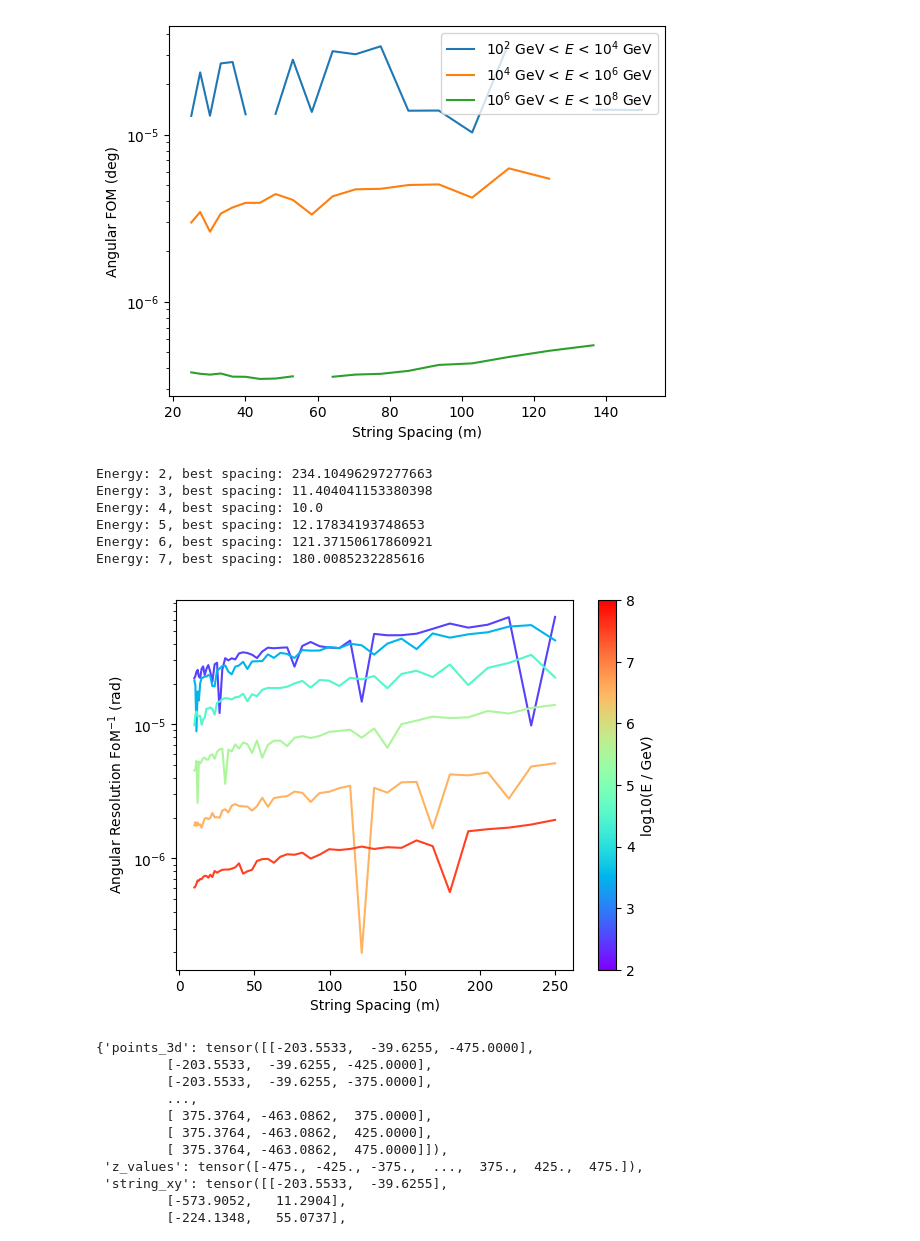
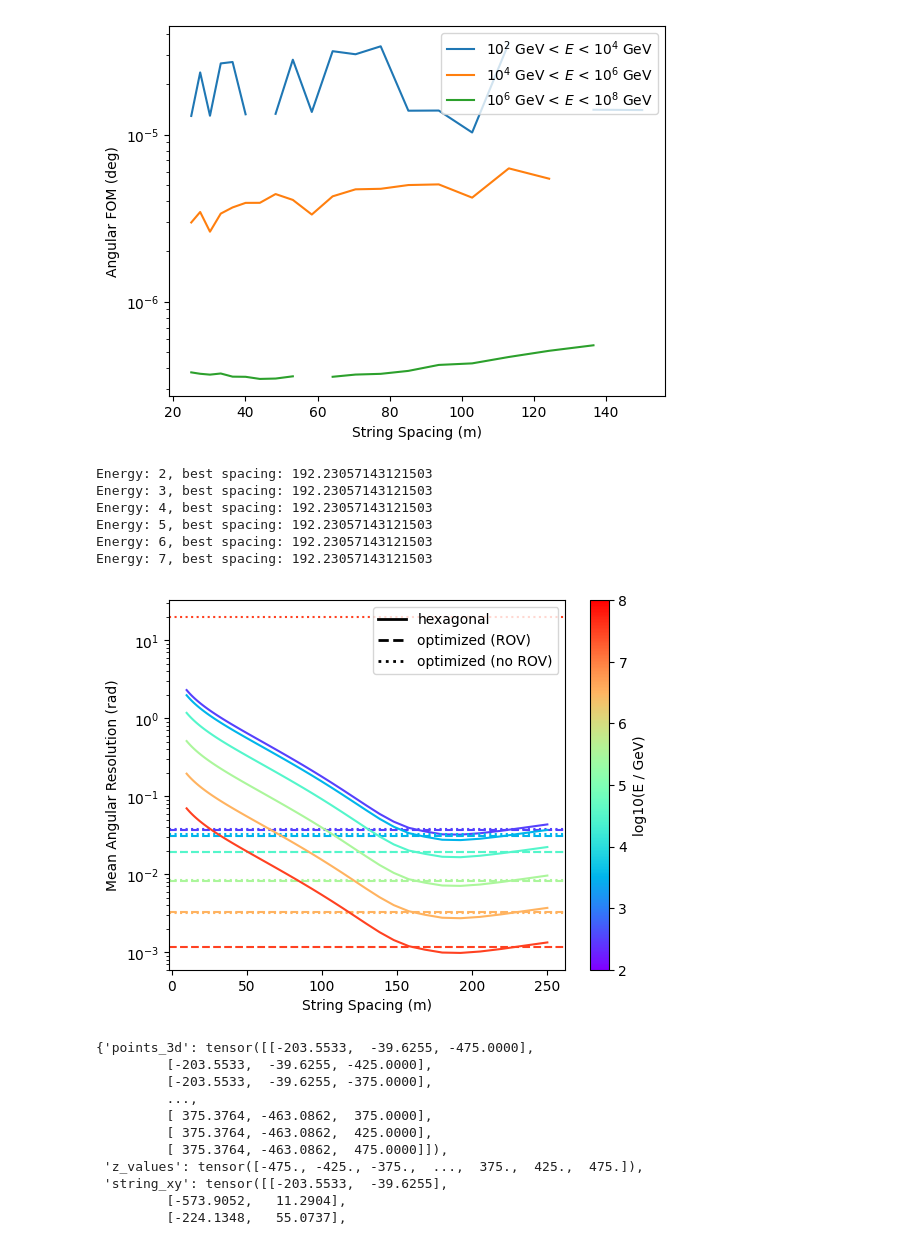
Before and after one commit to kristiantcho/nugget, a Jupyter notebook: nugget/examples/poisson_tests.ipynb, the cells around one changed output. Drawn from its saved outputs; the diff is of its cells as text; code cells hidden in the pictures.

```diff
--- a/nugget/examples/poisson_tests.ipynb
+++ b/nugget/examples/poisson_tests.ipynb
@@ -194,8 +194,10 @@ plt.legend()
 num_strings = 61
 event_type = 'track'
 param_type = 'angular' # energy or angular
-angular_loss_dicts = pickle.load(open(f"pois_tests/pois_{num_strings}_{event_type}_{param_type}_loss_dicts_energies.pkl", "rb"))
+zenith_lim = 'vertical'
+angular_loss_dicts = pickle.load(open(f"pois_tests/pois_{num_strings}_{event_type}_{zenith_lim+'_' if zenith_lim else ''}{param_type}_loss_dicts_energies.pkl", "rb"))
 # %%
+device='cuda:1'
 angular_resolution_loss = nugget.losses.fisher_info.WeightedResolutionLoss(
         device=device,
         resolution_type='angular',
@@ -245,22 +247,22 @@ loss_params = {
 spacing_min = 10
 spacing_max = 250
 spacing_count = 50
-show_optimized_geometries = False
-metric = 'fom'
+show_optimized_geometries = True
+metric = 'mean'
 # selection_limits = {'zenith': 'vertical'}
 energy_norm = plt.Normalize(vmin=2, vmax=8)
 energy_cmap = cm.rainbow
 for energy in range(2,8):
     angular_foms = []
     color = energy_cmap(energy_norm(energy+0.5))
-    signal_events = nugget.utils.data_tools.load_signal_events_parquet(f"pois_tests/pois_space_{num_strings}_{event_type}_signal_events_e{energy}-e{energy+1}.parquet")
+    signal_events = nugget.utils.data_tools.load_signal_events_parquet(f"pois_tests/pois_space_{num_strings}_{event_type}_{zenith_lim+'_' if zenith_lim else ''}signal_events_e{energy}-e{energy+1}.parquet")
     # selection_inds = nugget.utils.data_tools.select_event_indices(
     # events=signal_events,
     # limits=selection_limits)
     # for angular_loss_dict in angular_loss_dicts[f'{energy}-{energy+1}' if energy < 6 else f'{energy}-{energy+2}']:
     if show_optimized_geometries:
-        geom_dict_rov = pickle.load(open(f"res_test/opt_geoms/opt_geoms_dyn_{num_strings}_inf_r600_50_poisson_rov_{event_type}_{'angle' if param_type == 'angular' else 'energy'}_mean/geom_e{energy}_e{energy+1}.pkl", "rb"))
-        geom_dict_no_rov = pickle.load(open(f"res_test/opt_geoms/opt_geoms_dyn_{num_strings}_inf_r600_50_poisson_no_rov_{event_type}_{'angle' if param_type == 'angular' else 'energy'}_mean/geom_e{energy}_e{energy+1}.pkl", "rb"))
+        geom_dict_rov = pickle.load(open(f"res_test/opt_geoms/opt_geoms_dyn_{num_strings}_inf_r600_50_poisson_rov_{event_type}_{'angle' if param_type == 'angular' else 'energy'}_mean{'' if zenith_lim is None else '_'+zenith_lim}/geom_e{energy}_e{energy+1}.pkl", "rb"))
+        geom_dict_no_rov = pickle.load(open(f"res_test/opt_geoms/opt_geoms_dyn_{num_strings}_inf_r600_50_poisson_no_rov_{event_type}_{'angle' if param_type == 'angular' else 'energy'}_mean{'' if zenith_lim is None else '_'+zenith_lim}/geom_e{energy}_e{energy+1}.pkl", "rb"))
     for angular_loss_dict in angular_loss_dicts[f'{energy}-{energy+1}']:
         # angular_foms.append(angular_loss_dict['angular_resolution_loss'])
         if metric == 'mean':
@@ -295,40 +297,41 @@ for energy in range(2,8):
             plt.axhline(loss_dict_rov['angular_resolution_loss'].cpu().item(), linestyle='--', color=color)
             plt.axhline(loss_dict_no_rov['angular_resolution_loss'].cpu().item(), linestyle=':', color=color)
     angular_foms = torch.stack(angular_foms).squeeze().cpu().numpy()
     # plt.plot(np.logspace(np.log10(spacing_min), np.log10(spacing_max), spacing_count)[:len(angular_foms)], angular_foms, label=fr"10$^{{{energy}}}$ GeV < $E$ < $10$^{{{energy+1 if energy < 6 else energy+2}}}$ GeV", color=colors[energy-2])
     plt.plot(np.logspace(np.log10(spacing_min), np.log10(spacing_max), spacing_count)[:len(angular_foms)], angular_foms, color=color)
     # plot the vertical line at the string spacing where the angular FOM is minimized
     # plt.axvline(np.logspace(np.log10(spacing_min), np.log10(spacing_max), spacing_count)[:len(angular_foms)][np.argmin(angular_foms)], linestyle='--', color=colors[energy-2])
     print(f"Energy: {energy}, best spacing: {np.logspace(np.log10(spacing_min), np.log10(spacing_max), spacing_count)[:len(angular_foms)][np.argmin(angular_foms)]}")
 plt.xlabel("String Spacing (m)")
 if param_type == 'energy':
     plt.ylabel("Mean Relative Energy Resolution")
 else:
     if metric == 'mean':
         plt.ylabel("Mean Angular Resolution (rad)")
     else:
         plt.ylabel(r"Angular Resolution FoM$^{-1}$ (rad)")
 plt.yscale('log')
 sm = cm.ScalarMappable(norm=energy_norm, cmap=energy_cmap)
 sm.set_array([])
 cbar = plt.colorbar(sm, ax=plt.gca())
 cbar.set_label(r'log10(E / GeV)')
 cbar.set_ticks(np.arange(2, 9))
+plt.axvline(226, color='black', linestyle='-.', linewidth=1, label='Hex ROV limit')
 legend_handles = [
     Line2D([0], [0], color='black', linewidth=2, label='hexagonal'),
     Line2D([0], [0], color='black', linestyle='--', linewidth=2, label='optimized (ROV)'),
     Line2D([0], [0], color='black', linestyle=':', linewidth=2, label='optimized (no ROV)')
 ]
 if show_optimized_geometries:
     plt.legend(handles=legend_handles)
 # %% [output]
-Energy: 2, best spacing: 234.10496297277663
-Energy: 3, best spacing: 11.404041153380398
-Energy: 4, best spacing: 10.0
-Energy: 5, best spacing: 12.17834193748653
-Energy: 6, best spacing: 121.37150617860921
-Energy: 7, best spacing: 180.0085232285616
+Energy: 2, best spacing: 192.23057143121503
+Energy: 3, best spacing: 192.23057143121503
+Energy: 4, best spacing: 192.23057143121503
+Energy: 5, best spacing: 192.23057143121503
+Energy: 6, best spacing: 192.23057143121503
+Energy: 7, best spacing: 192.23057143121503
-[figure, old version]
+[figure, new version]
 # %%
 geom_dict
 # %% [output]
```
Also changed, not shown: 9 other files.
